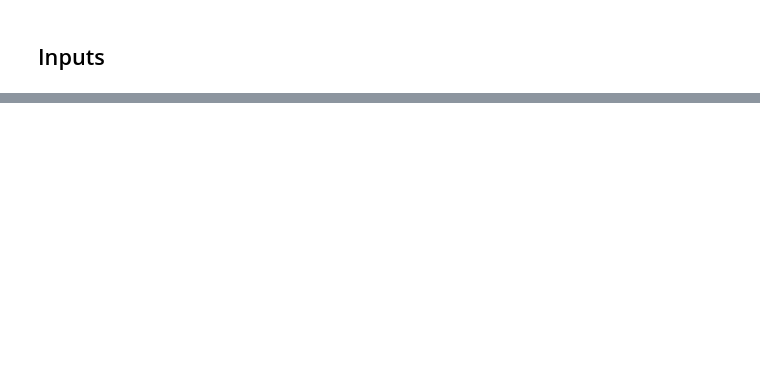
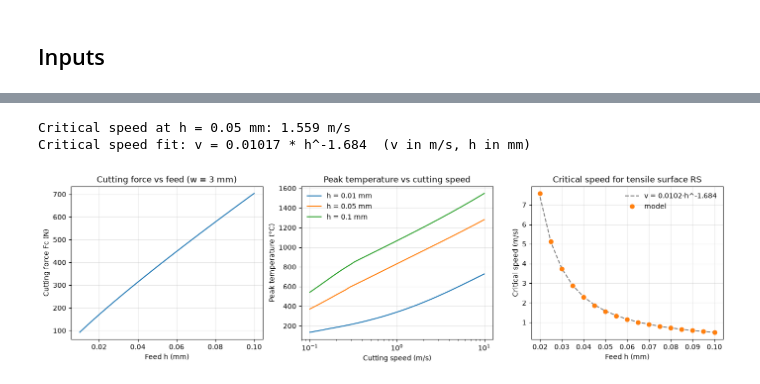
Before and after one commit to Ixiandesign/ME699_Cutting_Model, a Jupyter notebook: cutting_model.ipynb, the cells around one changed output, grey strips where cells are left out. Drawn from its saved outputs; the diff is of its cells as text; code cells hidden in the pictures; blank space fills up the shorter version.

Commit message:
Revert "Match model to reference workbook (master sheet)"
This reverts commit 8578a5e97877b254736d765cdba6918e6b3821a1.

```diff
--- a/cutting_model.ipynb
+++ b/cutting_model.ipynb
@@ -225,0 +143,29 @@ Fit to average: v_crit = 0.9168 * h^-1.632  (v in m/min, h in mm)
+# %%
+h = np.linspace(0.01, 0.10, 50)
+v = np.geomspace(0.1, 10.0, 40)
+hc = np.linspace(0.01, 0.10, 19)
+vc = np.array([critical_speed(x, w_mm, b_um, T0) for x in hc])
+ok = np.isfinite(vc)
+a, n = critical_speed_fit(hc, vc)
+v_crit = critical_speed(h_mm, w_mm, b_um, T0)
+
+print(f"Critical speed at h = {h_mm} mm: " + (f"{v_crit:.3f} m/s" if np.isfinite(v_crit) else "> 10 m/s"))
+print(f"Critical speed fit: v = {a:.4g} * h^{n:.3f}  (v in m/s, h in mm)")
+
+fig, axs = plt.subplots(1, 3, figsize=(17, 4))
+axs[0].plot(h, force_vs_feed(h, w_mm))
+axs[0].set(title=f"Cutting force vs feed (w = {w_mm:g} mm)", xlabel="Feed h (mm)", ylabel="Cutting force Fc (N)")
+for hf in SWEEP_FEEDS:
+    axs[1].plot(v, flash_vs_speed(v, hf, w_mm, b_um, T0), label=f"h = {hf:g} mm")
+axs[1].set(title="Peak temperature vs cutting speed", xlabel="Cutting speed (m/s)", ylabel="Peak temperature (°C)", xscale="log")
+axs[1].legend(frameon=False)
+axs[2].plot(hc[ok], a * hc[ok] ** n, "--", color="gray", label=f"v = {a:.3g}·h^{n:.3f}")
+axs[2].plot(hc[ok], vc[ok], "o", color="C1", label="model")
+axs[2].set(title="Critical speed for tensile surface RS", xlabel="Feed h (mm)", ylabel="Critical speed (m/s)")
+axs[2].legend(frameon=False)
+for ax in axs:
+    ax.grid(alpha=0.3)
+# %% [output]
+Critical speed at h = 0.05 mm: 1.559 m/s
+Critical speed fit: v = 0.01017 * h^-1.684  (v in m/s, h in mm)
+[figure, added]
```
Also changed, not shown: parts of 19 cells of this notebook, 4 other files.
